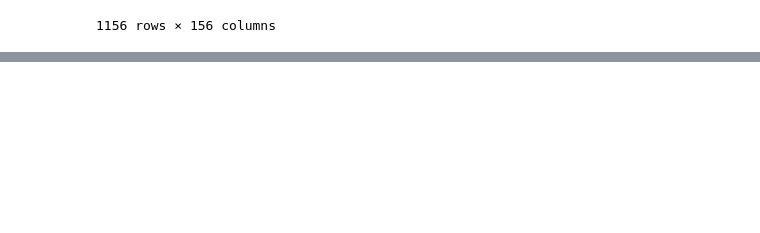
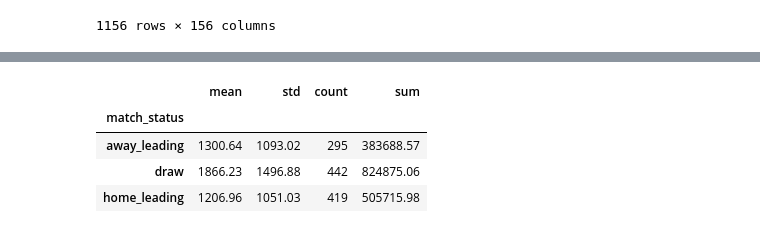
Before and after one commit to maxk92/context-paper-supplementary, a Jupyter notebook: aggregation_experiment_modeling.ipynb, the cells around one changed output, grey strips where cells are left out. Cells and saved outputs as stored; diff of their text form; code cells hidden in the pictures; blank space fills up the shorter version.

```diff
--- a/aggregation_experiment_modeling.ipynb
+++ b/aggregation_experiment_modeling.ipynb
@@ -717,0 +744,8 @@ df_ols_matchstatus
+# %%
+df_scorelinelevel.groupby('match_status').duration_s.agg(['mean', 'std', 'count', 'sum']).round(2)
+# %% [output]
+|  | mean | std | count | sum |
+| match_status |  |  |  |  |
+| away_leading | 1300.64 | 1093.02 | 295 | 383688.57 |
+| draw | 1866.23 | 1496.88 | 442 | 824875.06 |
+| home_leading | 1206.96 | 1051.03 | 419 | 505715.98 |
```
Also changed, not shown: parts of 12 cells of this notebook, 2 other files.
